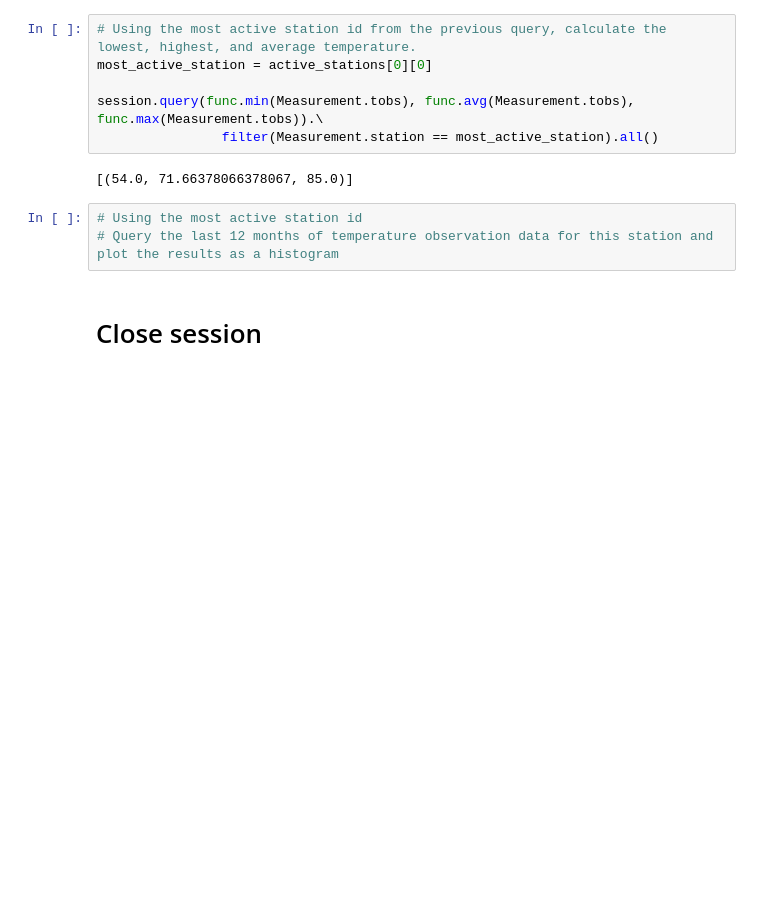
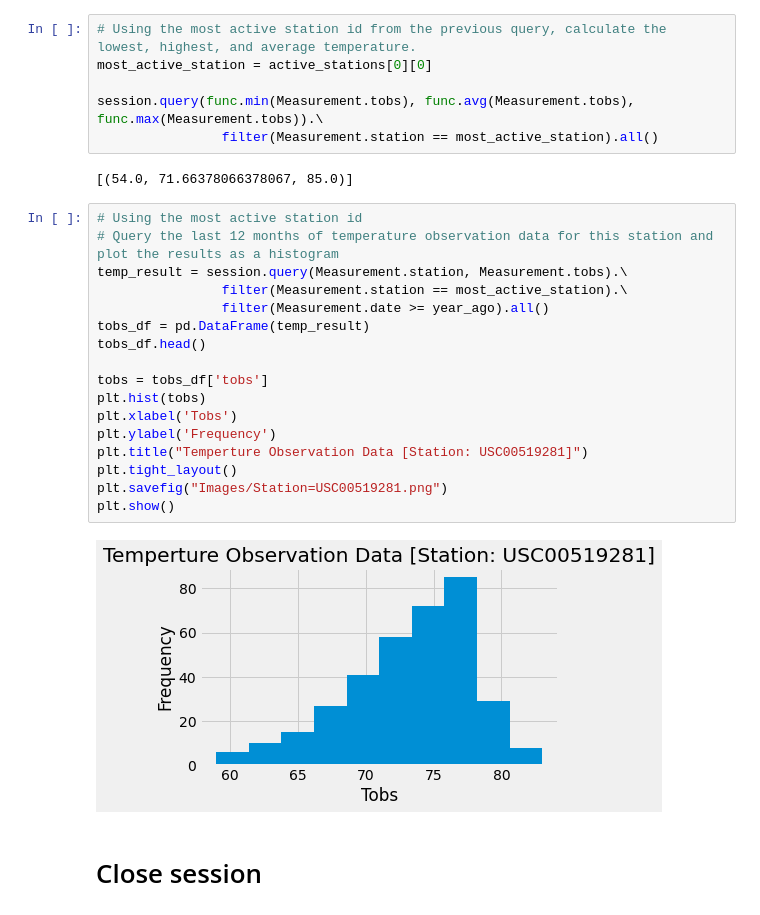
Before and after one commit to extasy44/sqlalchemy-challenge, a Jupyter notebook: climate_starter.ipynb, the cells around one changed output. Cells and saved outputs as stored; diff of their text form; blank space fills up the shorter version.

Commit message:
station analysis

```diff
--- a/climate_starter.ipynb
+++ b/climate_starter.ipynb
@@ -122,6 +125,22 @@ session.query(func.min(Measurement.tobs), func.avg(Measurement.tobs), func.max(M
 # %%
 # Using the most active station id
 # Query the last 12 months of temperature observation data for this station and plot the results as a histogram
+temp_result = session.query(Measurement.station, Measurement.tobs).\
+                filter(Measurement.station == most_active_station).\
+                filter(Measurement.date >= year_ago).all()
+tobs_df = pd.DataFrame(temp_result)
+tobs_df.head()
+
+tobs = tobs_df['tobs']
+plt.hist(tobs)
+plt.xlabel('Tobs')
+plt.ylabel('Frequency')
+plt.title("Temperture Observation Data [Station: USC00519281]")
+plt.tight_layout()
+plt.savefig("Images/Station=USC00519281.png")
+plt.show()
+# %% [output]
+[figure, added]
 # %% [markdown]
 # Close session
 # %%
```
Also changed, not shown: parts of 3 cells of this notebook, 1 other file.
